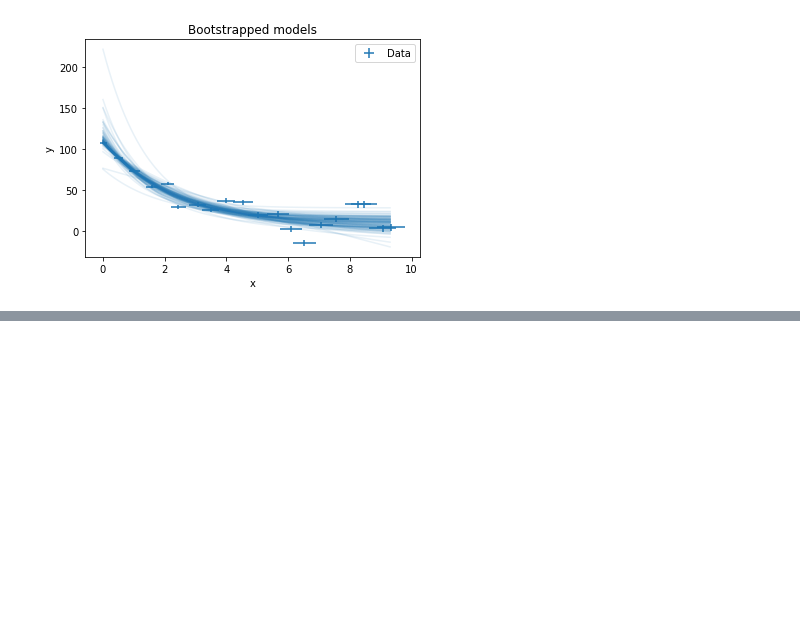
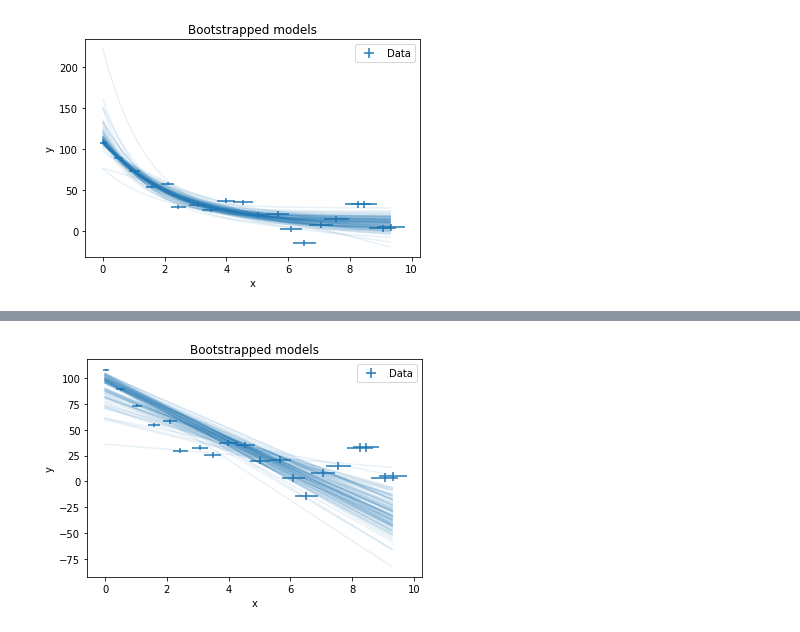
Before and after one commit to Ma-Fi-94/ODR, a Jupyter notebook: test.ipynb, the cells around one changed output, grey strips where cells are left out. Cells and saved outputs as stored; diff of their text form; code cells hidden in the pictures; blank space fills up the shorter version.

```diff
--- a/test.ipynb
+++ b/test.ipynb
@@ -115,0 +177,16 @@ plt.legend()
+# %%
+bs_params2, bs_predictions2 = implementation.bs_odr(polynomial,x,y,[100,-10],sx,sy)
+# %%
+# Plot bootstrapped models
+plt.errorbar(x, y, xerr=sx, yerr=sy, label="Data", linestyle="")
+xs = np.arange(0,np.max(x),0.1)
+for bs_param in bs_params2:
+    ys = polynomial(bs_param, xs)
+    plt.plot(xs,ys, color="C0", alpha=.1)
+plt.title("Bootstrapped models")
+plt.xlabel("x")
+plt.ylabel("y")
+plt.legend()
+plt.show()
+# %% [output]
+[figure, added]
```
Also changed, not shown: parts of 11 cells of this notebook.
